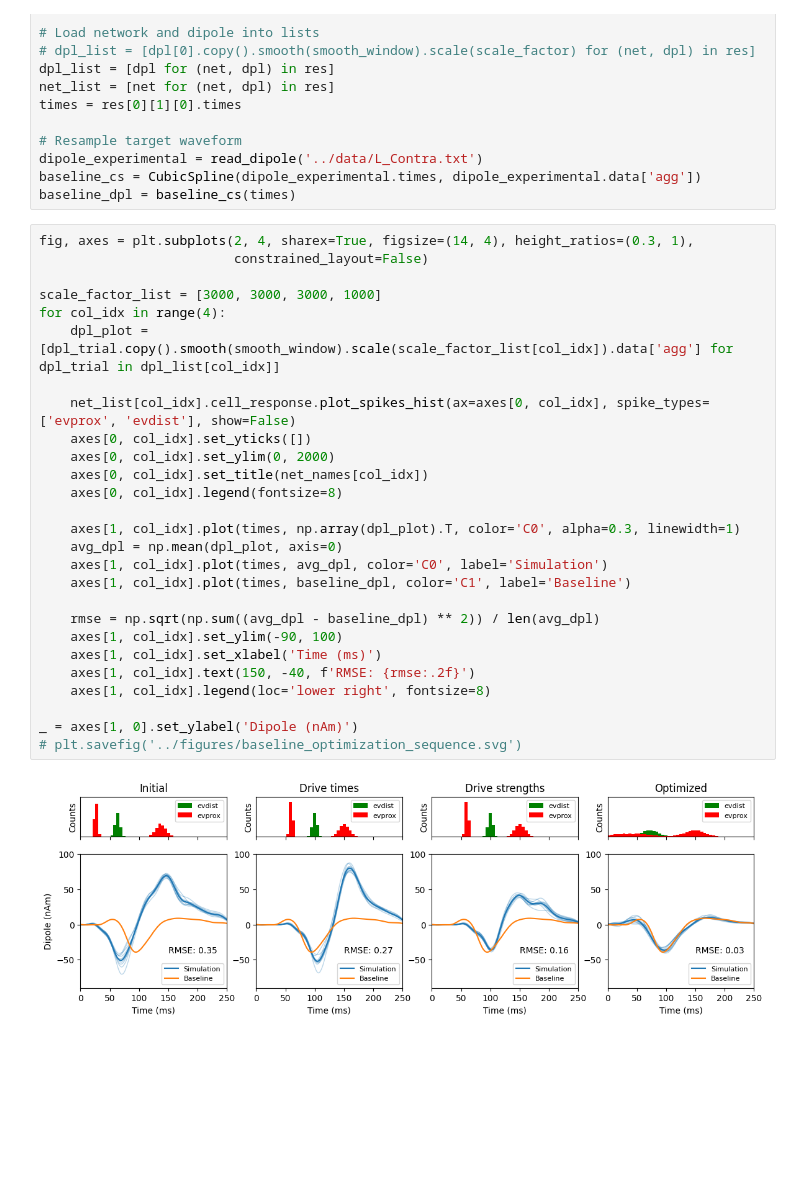
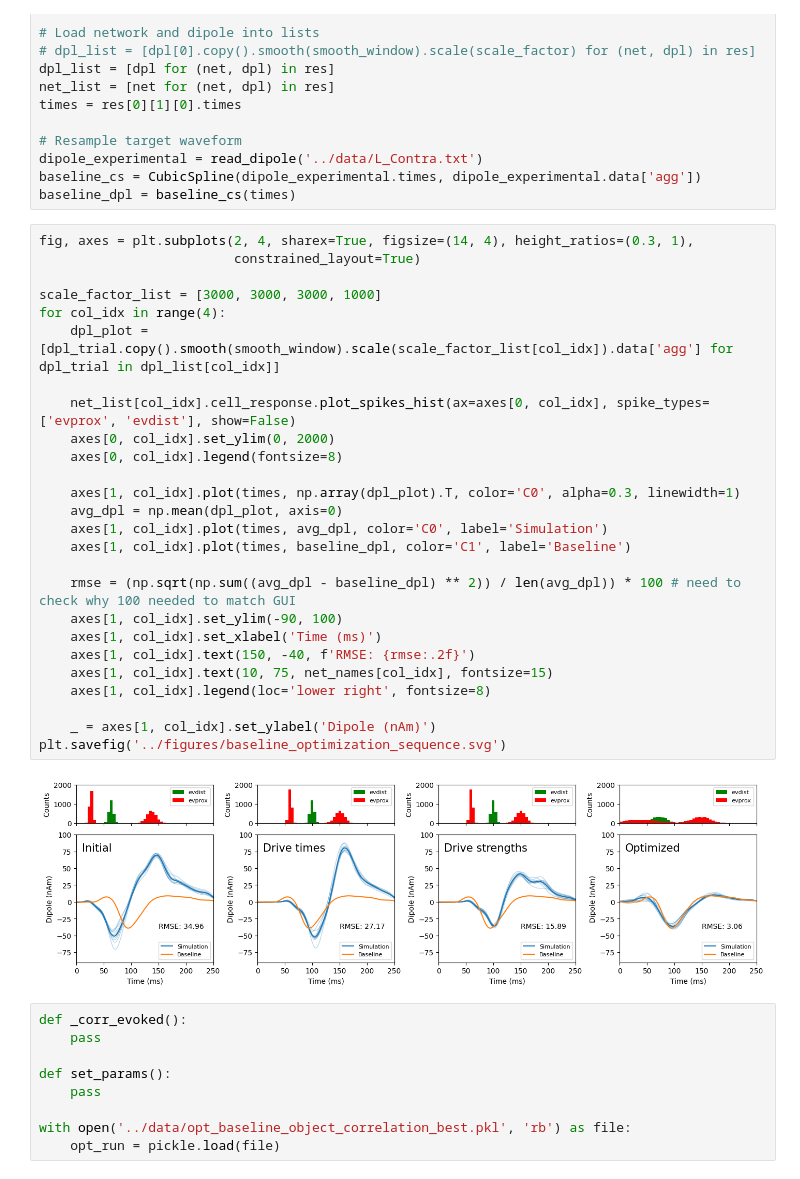
Before and after one commit to ntolley/hnn_jove, a Jupyter notebook: notebooks/baseline_optimization_figure.ipynb, the cells around one changed output. Drawn from its saved outputs; the diff is of its cells as text; blank space fills up the shorter version.

```diff
--- a/notebooks/baseline_optimization_figure.ipynb
+++ b/notebooks/baseline_optimization_figure.ipynb
@@ -46,30 +46,38 @@ baseline_cs = CubicSpline(dipole_experimental.times, dipole_experimental.data['a
 baseline_dpl = baseline_cs(times)
 # %%
 fig, axes = plt.subplots(2, 4, sharex=True, figsize=(14, 4), height_ratios=(0.3, 1),
-                         constrained_layout=False)
+                         constrained_layout=True)
 
 scale_factor_list = [3000, 3000, 3000, 1000]
 for col_idx in range(4):
     dpl_plot = [dpl_trial.copy().smooth(smooth_window).scale(scale_factor_list[col_idx]).data['agg'] for dpl_trial in dpl_list[col_idx]]
 
     net_list[col_idx].cell_response.plot_spikes_hist(ax=axes[0, col_idx], spike_types=['evprox', 'evdist'], show=False)
-    axes[0, col_idx].set_yticks([])
     axes[0, col_idx].set_ylim(0, 2000)
-    axes[0, col_idx].set_title(net_names[col_idx])
     axes[0, col_idx].legend(fontsize=8)
 
     axes[1, col_idx].plot(times, np.array(dpl_plot).T, color='C0', alpha=0.3, linewidth=1)
     avg_dpl = np.mean(dpl_plot, axis=0)
     axes[1, col_idx].plot(times, avg_dpl, color='C0', label='Simulation')
     axes[1, col_idx].plot(times, baseline_dpl, color='C1', label='Baseline')
 
-    rmse = np.sqrt(np.sum((avg_dpl - baseline_dpl) ** 2)) / len(avg_dpl)
+    rmse = (np.sqrt(np.sum((avg_dpl - baseline_dpl) ** 2)) / len(avg_dpl)) * 100 # need to check why 100 needed to match GUI
     axes[1, col_idx].set_ylim(-90, 100)
     axes[1, col_idx].set_xlabel('Time (ms)')
     axes[1, col_idx].text(150, -40, f'RMSE: {rmse:.2f}')
+    axes[1, col_idx].text(10, 75, net_names[col_idx], fontsize=15)
     axes[1, col_idx].legend(loc='lower right', fontsize=8)
 
-_ = axes[1, 0].set_ylabel('Dipole (nAm)')
-# plt.savefig('../figures/baseline_optimization_sequence.svg')
+    _ = axes[1, col_idx].set_ylabel('Dipole (nAm)')
+plt.savefig('../figures/baseline_optimization_sequence.svg')
 # %% [output]
-[figure, old version]
+[figure, new version]
+# %%
+def _corr_evoked():
+    pass
+
+def set_params():
+    pass
+
+with open('../data/opt_baseline_object_correlation_best.pkl', 'rb') as file:
+    opt_run = pickle.load(file)
```
Also changed, not shown: parts of 1 cell of this notebook, 8 other files.
